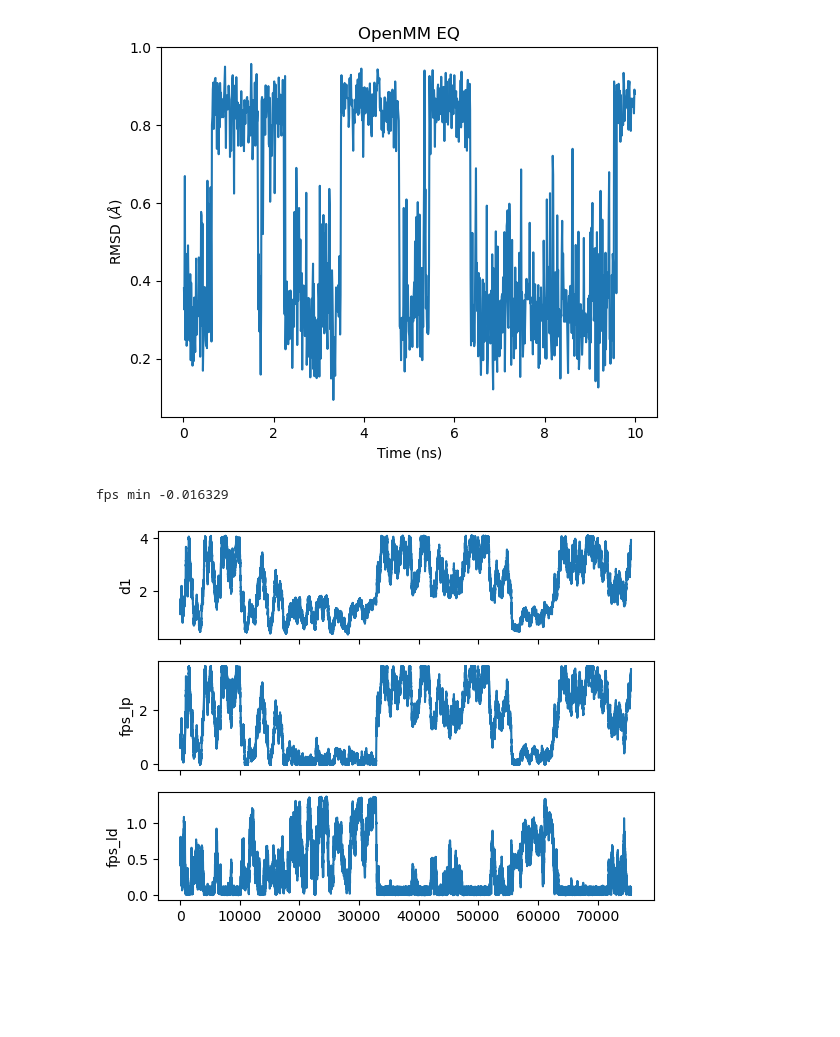
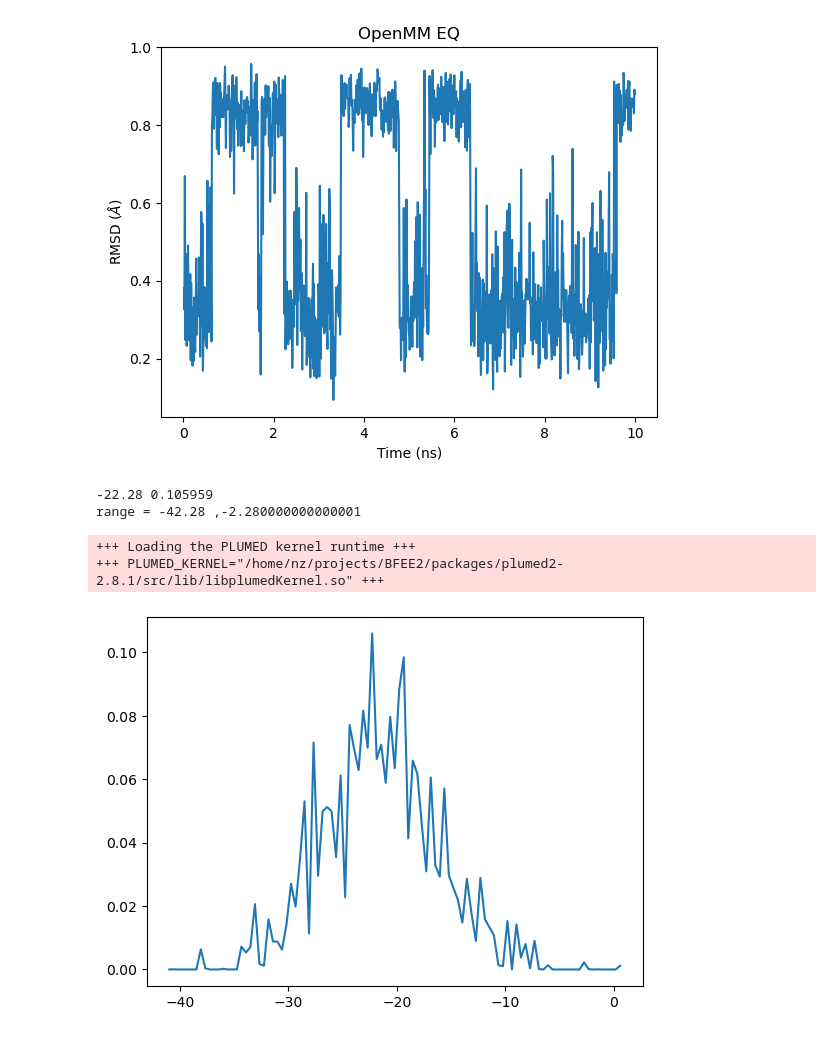
Before and after one commit to ndonyapour/BFEE2_OpenMM, a Jupyter notebook: openmm_plumed/analysis/colvars.ipynb, the cells around one changed output. Drawn from its saved outputs; the diff is of its cells as text; code cells hidden in the pictures; blank space fills up the shorter version.

Commit message:
fix eulertheta Plumed Cvs

```diff
--- a/openmm_plumed/analysis/colvars.ipynb
+++ b/openmm_plumed/analysis/colvars.ipynb
@@ -36,19 +38,3 @@ plt.title('OpenMM EQ')
 plt.savefig('figures/eq_rmsd.png')
 # %% [output]
 [figure]
-# %%
-cv = colvar['d1']
-fps_lp = colvar['fps.lp']
-fps_ld =colvar['fps.ld']
-print("fps min", np.min(fps_lp))
-fig, (ax1, ax2, ax3) = plt.subplots(nrows=3, sharex=True)
-ax1.plot(time, cv)
-ax1.set_ylabel('d1')
-ax2.plot(time, fps_lp)
-ax2.set_ylabel('fps_lp')
-ax3.plot(time,fps_ld)
-ax3.set_ylabel('fps_ld')
-plt.savefig('all_cvs.png')
-# %% [output]
-fps min -0.016329
-[figure, removed]
@@ -54,0 +47,14 @@ fps min -0.016329
+# %%
+hist = plumed.read_as_pandas('../000_eq/histo')
+eulertheta = hist['eulerTheta']
+counts = hist['hh']
+plt.plot(eulertheta, counts)
+print(eulertheta[np.argmax(counts)], counts[np.argmax(counts)])
+w = 20
+print(f"range = {eulertheta[np.argmax(counts)] -20} ,{eulertheta[np.argmax(counts)]+20} ")
+# %% [output]
+-22.28 0.105959
+range = -42.28 ,-2.280000000000001
++++ Loading the PLUMED kernel runtime +++
++++ PLUMED_KERNEL="/home/nz/projects/BFEE2/packages/plumed2-2.8.1/src/lib/libplumedKernel.so" +++
+[figure, added]
```
Also changed, not shown: parts of 5 cells of this notebook, 11 other files.
